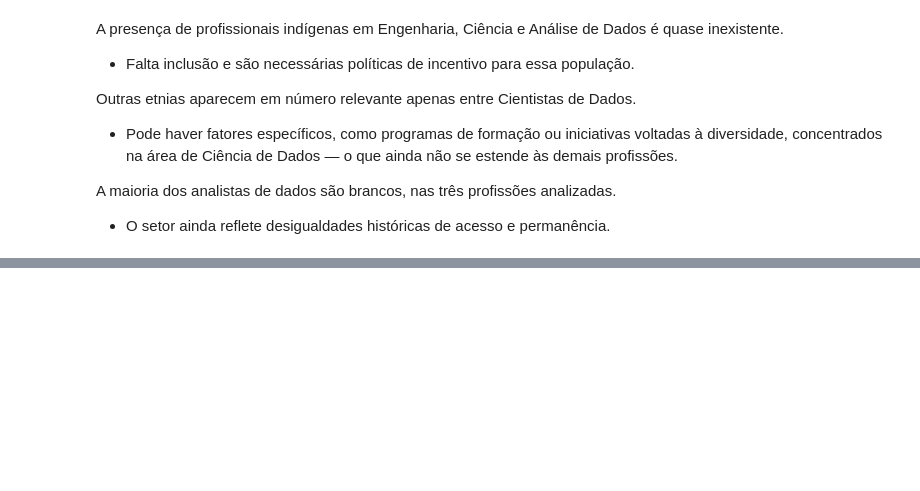
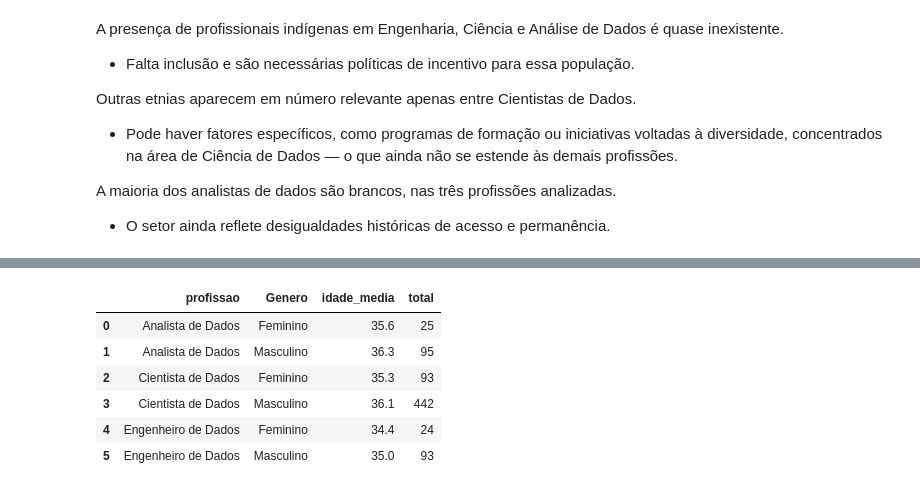
Before and after one commit to lianeheidemann/state-of-data-analysis, a Jupyter notebook: analise_state_of_data_br_2023.ipynb, the cells around one changed output, grey strips where cells are left out. Drawn from its saved outputs; the diff is of its cells as text; code cells hidden in the pictures; blank space fills up the shorter version.

```diff
--- a/analise_state_of_data_br_2023.ipynb
+++ b/analise_state_of_data_br_2023.ipynb
@@ -172,0 +173,35 @@ A maioria dos analistas de dados são brancos, nas três profissões analizadas.
+# %%
+import os
+
+# Cria a pasta de saída, caso não exista
+os.makedirs('data/processed', exist_ok=True)
+
+# Exporta os dados tratados (filtrados por profissão e gênero) usados na seção 4.1.a
+df_novo_1.to_csv('data/processed/dados_tratados_genero.csv', index=False)
+
+# Exporta os dados tratados (filtrados por profissão e etnia) usados na seção 4.1.b
+df_novo_2.to_csv('data/processed/dados_tratados_etnia.csv', index=False)
+
+# Tabela-resumo: idade média e contagem por profissão e gênero
+resumo_genero = df_novo_1.groupby(['profissao', 'Genero'], as_index=False)['Idade'].agg(
+    idade_media='mean',
+    total='count'
+).round(1)
+resumo_genero.to_csv('data/processed/resumo_idade_por_genero.csv', index=False)
+
+# Tabela-resumo: idade média e contagem por profissão e etnia
+resumo_etnia = df_novo_2.groupby(['profissao', 'CorEtnia'], as_index=False)['Idade'].agg(
+    idade_media='mean',
+    total='count'
+).round(1)
+resumo_etnia.to_csv('data/processed/resumo_idade_por_etnia.csv', index=False)
+
+resumo_genero
+# %% [output]
+|  | profissao | Genero | idade_media | total |
+| 0 | Analista de Dados | Feminino | 35.6 | 25 |
+| 1 | Analista de Dados | Masculino | 36.3 | 95 |
+| 2 | Cientista de Dados | Feminino | 35.3 | 93 |
+| 3 | Cientista de Dados | Masculino | 36.1 | 442 |
+| 4 | Engenheiro de Dados | Feminino | 34.4 | 24 |
+| 5 | Engenheiro de Dados | Masculino | 35.0 | 93 |
```
Also changed, not shown: parts of 4 cells of this notebook, 11 other files.
